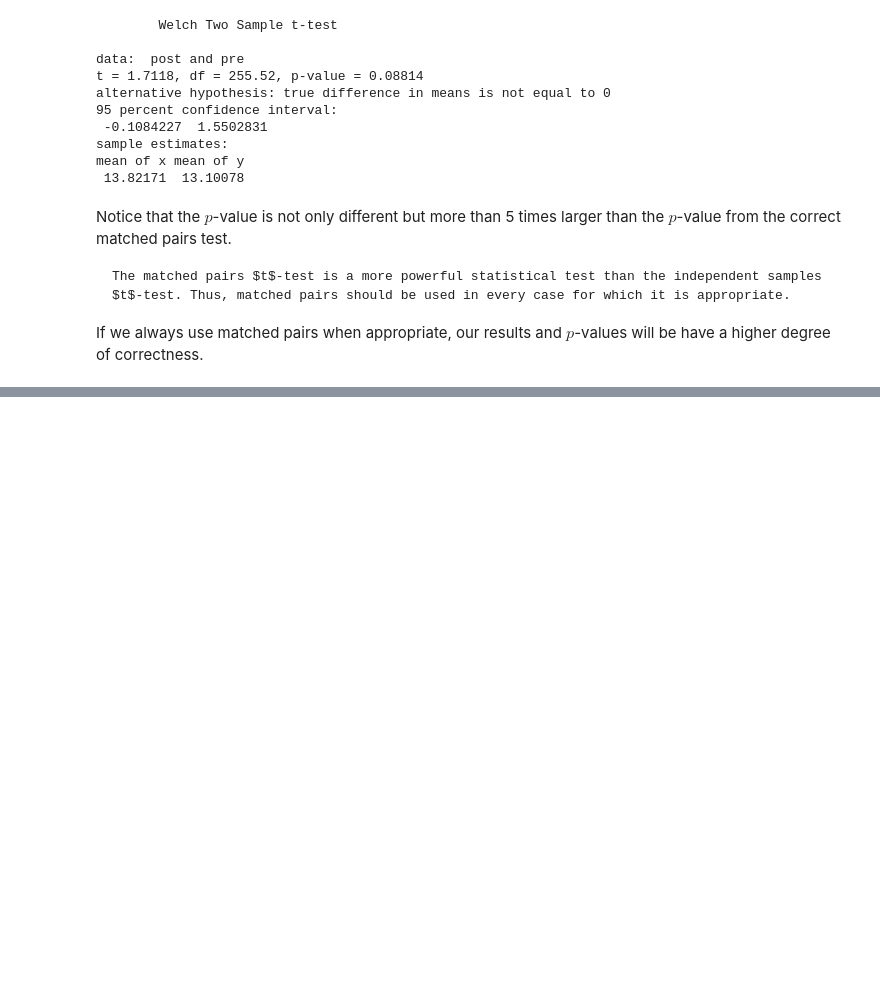
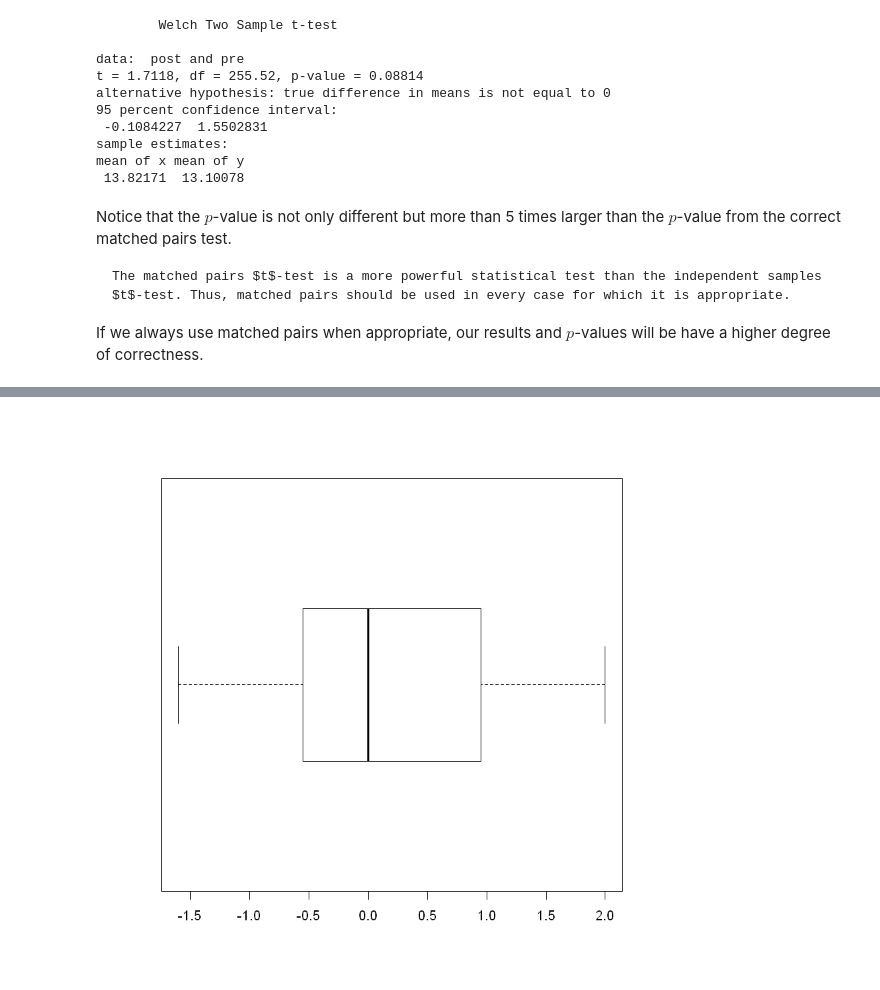
Before and after one commit to StraightDraw/probstat, a Jupyter notebook: S4c.ipynb, the cells around one changed output, grey strips where cells are left out. Drawn from its saved outputs; the diff is of its cells as text; code cells hidden in the pictures; blank space fills up the shorter version.

```diff
--- a/S4c.ipynb
+++ b/S4c.ipynb
@@ -119,0 +136,4 @@ If we always use matched pairs when appropriate, our results and $p$-values will
+# %%
+before = c(1.7, 3.1, 3.0, 3.0, 1.3, 2.7, 1.9, 1.2, 2.9, 3.4, 2.3, 3.5)
+after = c(1.4, 2.6, 2.0, 2.4, 1.5, 1.1, 3.0, 3.2, 2.8, 3.5, 3.1, 4.9)
+gain = after - before
@@ -119,0 +150,4 @@ If we always use matched pairs when appropriate, our results and $p$-values will
+# %%
+boxplot(gain, horizontal = T, height = lcm(5))
+# %% [output]
+[figure, added]
```
Also changed, not shown: parts of 8 cells of this notebook, 39 other files.
